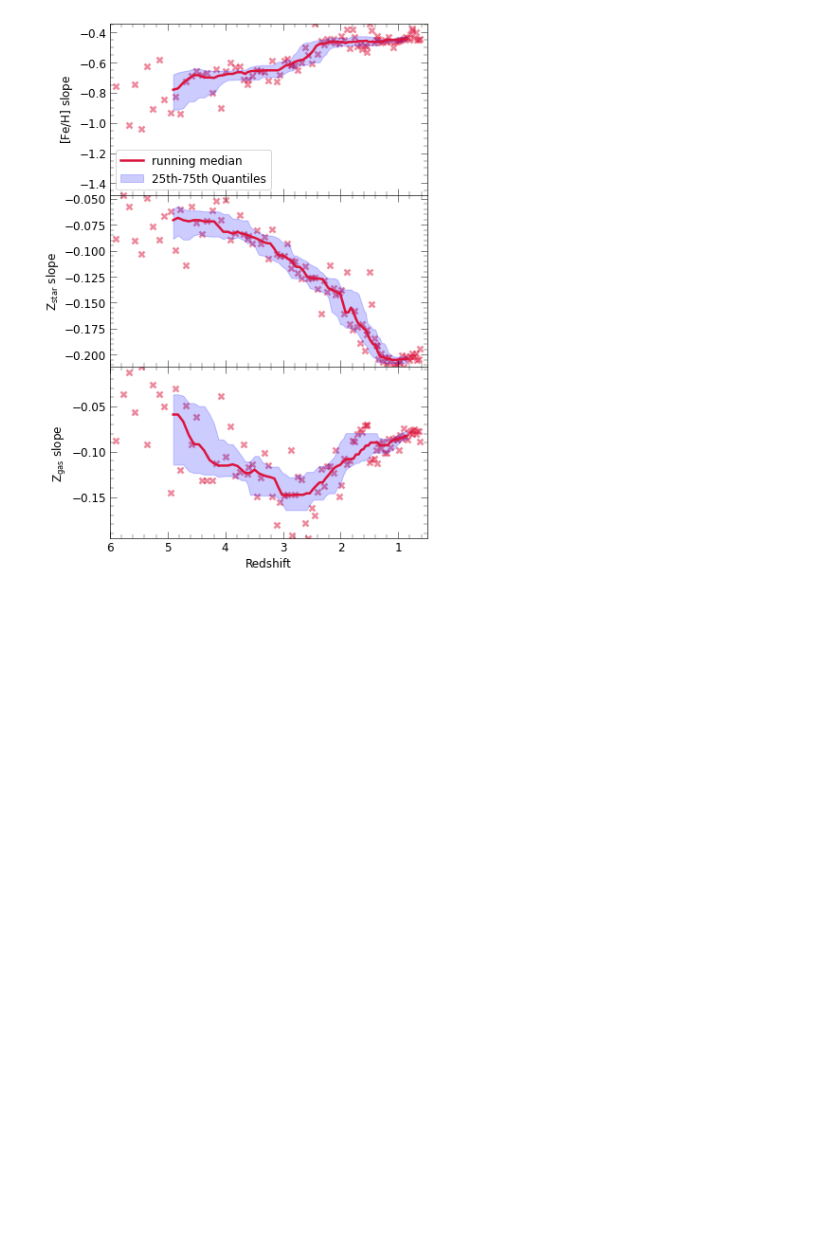
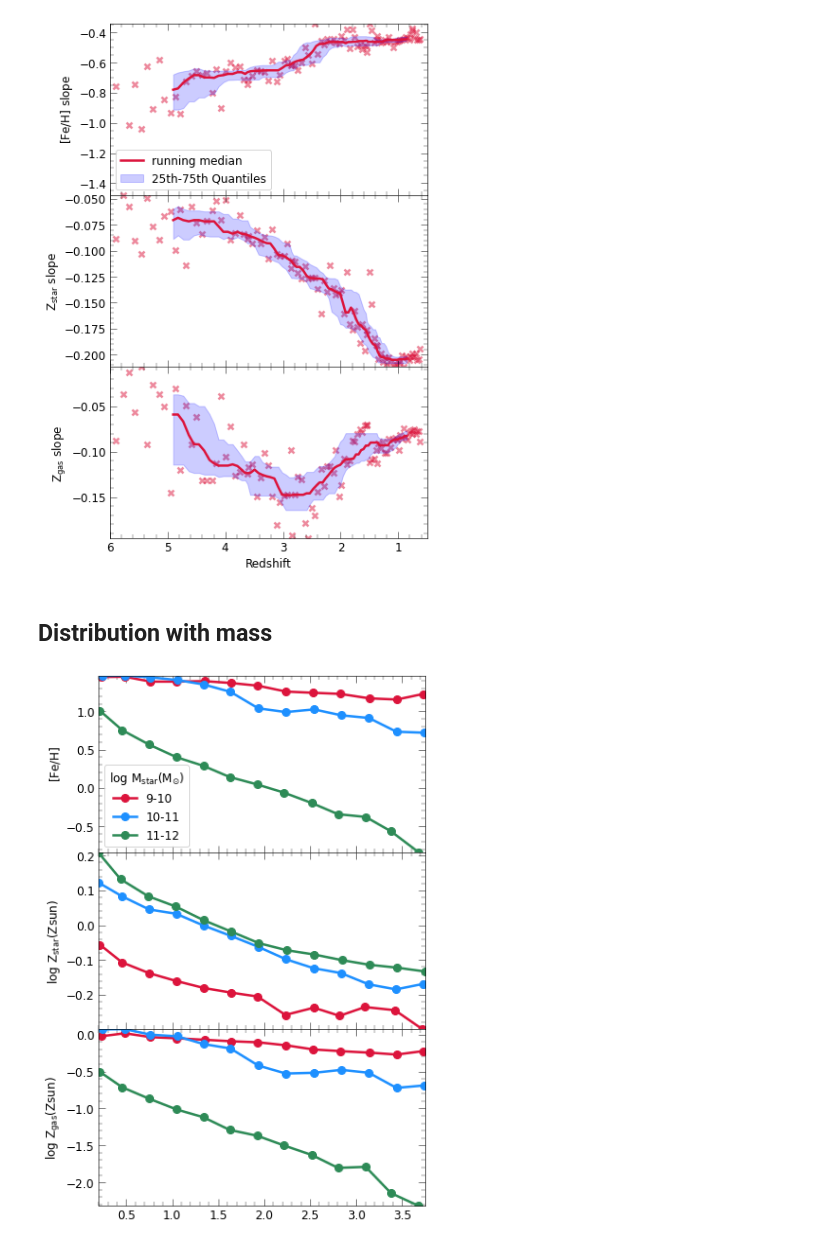
Before and after one commit to ansingh16/hr5_metallicity, a Jupyter notebook: Code/Analysis.ipynb, the cells around one changed output. Cells and saved outputs as stored; diff of their text form; code cells hidden in the pictures; blank space fills up the shorter version.

```diff
--- a/Code/Analysis.ipynb
+++ b/Code/Analysis.ipynb
@@ -556,3 +654,76 @@ fig.savefig('../Plots/slope_evolution.png',bbox_inches='tight')
 fig.savefig('../Plots/slope_evolution.pdf')
 # %% [output]
 [figure]
+# %% [markdown]
+## Distribution with mass
+# %%
+import pandas as pd
+import HR5_cluster as hr5
+import configparser
+parser = configparser.ConfigParser()
+import matplotlib.pyplot as plt
+import numpy as np
+
+parser.read('../params.ini')
+
+
+plt.style.use('../paper_style.mplstyle')
+
+outdir = parser.get('Paths','outdir')
+galcats = parser.get('Paths','galaxycats')
+morphs = parser.get('Paths','morphs')
+snapdir = parser.get('Paths','snapfiles')
+
+
+snap=296
+
+# get only elliptical galaxies
+snapm = str(snap).zfill(3)
+# get only elliptical galaxies
+morpho = pd.read_csv(f'{morphs}/morphology_{snapm}.csv')
+
+e_galaxies = morpho[morpho['sersicn']>2.5]
+e_galaxies.set_index('ID',inplace=True)
+# read snapshot data
+snap296 = pd.read_parquet(f'{galcats}/galaxy_catalogue_{snapm}.parquet')
+snap296.set_index('ID',inplace=True)
+
+# get the variabels in e_galaxies that are in snap296
+e_galaxies = e_galaxies.join(snap296,how='left')
+
+mcuts = [1.0e9,1.0e10,1.0e11,1.0e12]
+labels=['9-10','10-11','11-12']
+e_galaxies['Mcut_value'] = pd.cut(e_galaxies['Mstar(Msun)'],bins=mcuts,labels=mcuts[:-1])
+
+grouped = e_galaxies.groupby('Mcut_value')
+# iterate over groups
+fig,ax = plt.subplots(3,1,figsize=(6,10),sharex=True)
+i=0
+for bin_label, group in grouped:
+    label = np.log10(bin_label)
+
+    Ana = hr5.Analysis(snap)
+    Ana.get_slope_data(galids=group.index,clusids=group.clusID,rmax=4,rbin_width=0.3,var='feh',dump_data=False,use_cache=False)
+
+    ax[0].plot(Ana.median_gradient_feh.median_Rg,Ana.median_gradient_feh.median_feh,marker='o',markersize=8,label=labels[i])
+
+    Ana.get_slope_data(galids=group.index,clusids=group.clusID,rmax=4,rbin_width=0.3,var='met',dump_data=False,use_cache=False)
+
+    ax[1].plot(Ana.median_gradient_met.median_Rs,np.log10(Ana.median_gradient_met.median_Zs),marker='o',markersize=8)
+
+
+    ax[2].plot(Ana.median_gradient_met.median_Rg,np.log10(Ana.median_gradient_met.median_Zg),marker='o',markersize=8)
+
+    i+=1
+
+ax[0].legend(loc=3,title=r'$\rm log \ M_{star}(M_{\odot})$')
+ax[0].set_ylabel(r'$\mathrm{[Fe/H]}$')
+ax[1].set_xlabel(r'$\mathrm{R/R_{\mathrm{half}}}$')
+ax[1].set_ylabel(r'$\mathrm{log \ Z_{star}(Zsun)}$')
+ax[2].set_ylabel(r'$\mathrm{log \ Z_{gas}(Zsun)}$')
+
+fig.subplots_adjust(hspace=0)
+
+fig.savefig('../Plots/metal_distribution_mass.png',bbox_inches='tight')
+# %% [output]
+[figure, added]
```
Also changed, not shown: parts of 12 cells of this notebook, 9 other files.
